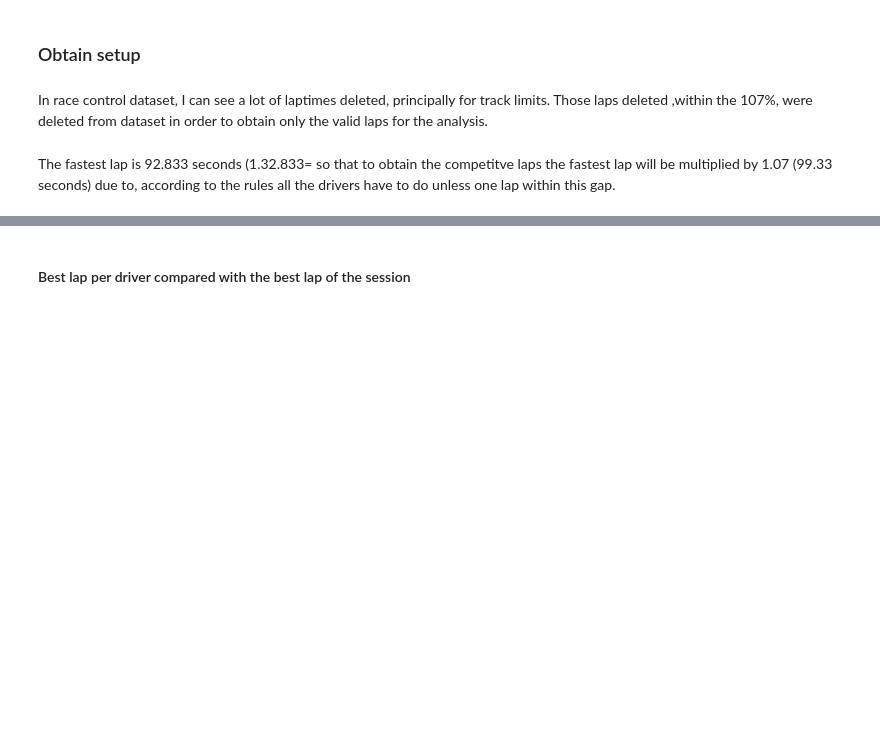
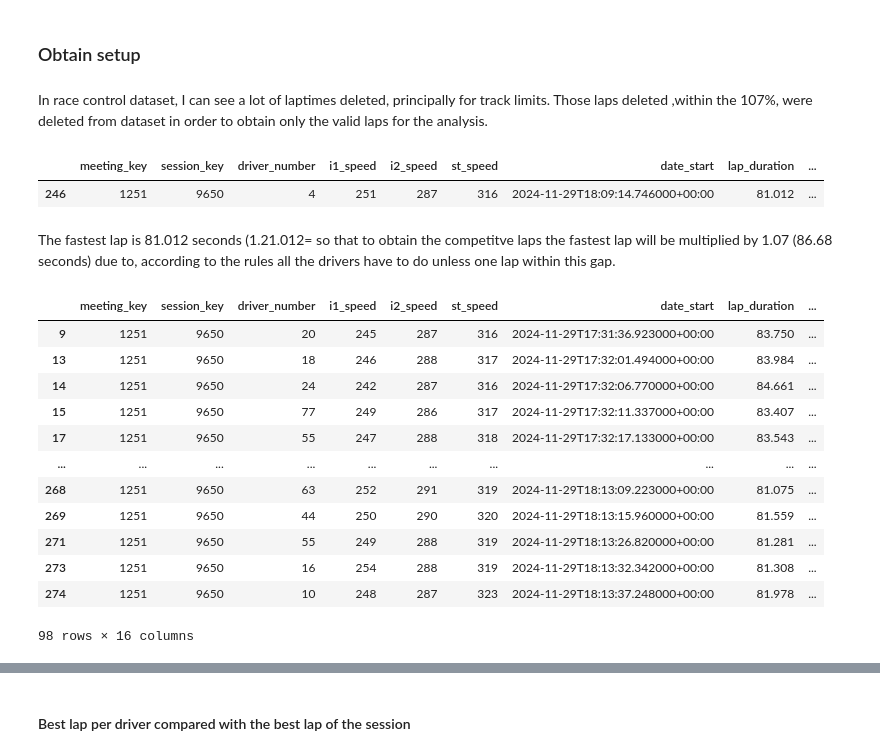
Before and after one commit to frankdelpiero/F1_notebooks, a Jupyter notebook: F1_24/Qatar_Recap.ipynb, the cells around one changed output, grey strips where cells are left out. Saved outputs shown, nothing was run; the diff lists cells and outputs as text; code cells hidden in the pictures; blank space fills up the shorter version.

Commit message:
Added sprint qualyfing and qualyfing

```diff
--- a/F1_24/Qatar_Recap.ipynb
+++ b/F1_24/Qatar_Recap.ipynb
@@ -700,14 +720,14 @@ libraryDataF1.obtain_information('race_control',session_key=9612)
 # %% [markdown]
 ### Obtain setup
 # %%
-qualyfing = libraryDataF1.obtain_information('laps',session_key=9612)
-stintInformation = libraryDataF1.obtain_information('stints',session_key=9612)
-drivers = libraryDataF1.obtain_information('drivers',session_key=9612)
+qualyfing = libraryDataF1.obtain_information('laps',session_key=9650)
+stintInformation = libraryDataF1.obtain_information('stints',session_key=9650)
+drivers = libraryDataF1.obtain_information('drivers',session_key=9650)
 # %% [markdown]
 In race control dataset, I can see a lot of laptimes deleted, principally for track limits. Those laps deleted ,within the 107%, were deleted from dataset in order to obtain only the valid laps for the analysis.
 # %%
-laptimes_deleted = [94.716,94.285,94.306,95.193,94.251,94.421,94.284]
-driver_number_lap_deleted = [11,81,14,24,14,18,30]
+laptimes_deleted = [84.293,82.901,82.050,81.238,82.082]
+driver_number_lap_deleted = [30,20,81,81,30]
 
 for ltime_deleted, dn_time_deleted in zip(laptimes_deleted,driver_number_lap_deleted):
     try:
@@ -718,11 +738,28 @@ for ltime_deleted, dn_time_deleted in zip(laptimes_deleted,driver_number_lap_del
 # %%
 bestlap = qualyfing.loc[qualyfing.groupby(['driver_number'])['lap_duration'].idxmin()].sort_values(by=['lap_duration'],ascending=True)
 bestlap[0:1]
+# %% [output]
+|  | meeting_key | session_key | driver_number | i1_speed | i2_speed | st_speed | date_start | lap_duration | ... |
+| 246 | 1251 | 9650 | 4 | 251 | 287 | 316 | 2024-11-29T18:09:14.746000+00:00 | 81.012 | ... |
 # %% [markdown]
-The fastest lap is 92.833 seconds (1.32.833= so that to obtain the competitve laps the fastest lap will be multiplied by 1.07 (99.33 seconds) due to, according to the rules all the drivers have to do unless one lap within this gap.
+The fastest lap is 81.012 seconds (1.21.012= so that to obtain the competitve laps the fastest lap will be multiplied by 1.07 (86.68 seconds) due to, according to the rules all the drivers have to do unless one lap within this gap.
 # %%
-competitiveLaps = qualyfing.query("is_pit_out_lap == False and lap_duration < 99.33")
+competitiveLaps = qualyfing.query("is_pit_out_lap == False and lap_duration < 86.68")
 competitiveLaps
+# %% [output]
+|  | meeting_key | session_key | driver_number | i1_speed | i2_speed | st_speed | date_start | lap_duration | ... |
+| 9 | 1251 | 9650 | 20 | 245 | 287 | 316 | 2024-11-29T17:31:36.923000+00:00 | 83.750 | ... |
+| 13 | 1251 | 9650 | 18 | 246 | 288 | 317 | 2024-11-29T17:32:01.494000+00:00 | 83.984 | ... |
+| 14 | 1251 | 9650 | 24 | 242 | 287 | 316 | 2024-11-29T17:32:06.770000+00:00 | 84.661 | ... |
+| 15 | 1251 | 9650 | 77 | 249 | 286 | 317 | 2024-11-29T17:32:11.337000+00:00 | 83.407 | ... |
+| 17 | 1251 | 9650 | 55 | 247 | 288 | 318 | 2024-11-29T17:32:17.133000+00:00 | 83.543 | ... |
+| ... | ... | ... | ... | ... | ... | ... | ... | ... | ... |
+| 268 | 1251 | 9650 | 63 | 252 | 291 | 319 | 2024-11-29T18:13:09.223000+00:00 | 81.075 | ... |
+| 269 | 1251 | 9650 | 44 | 250 | 290 | 320 | 2024-11-29T18:13:15.960000+00:00 | 81.559 | ... |
+| 271 | 1251 | 9650 | 55 | 249 | 288 | 319 | 2024-11-29T18:13:26.820000+00:00 | 81.281 | ... |
+| 273 | 1251 | 9650 | 16 | 254 | 288 | 319 | 2024-11-29T18:13:32.342000+00:00 | 81.308 | ... |
+| 274 | 1251 | 9650 | 10 | 248 | 287 | 323 | 2024-11-29T18:13:37.248000+00:00 | 81.978 | ... |
+98 rows × 16 columns
 # %%
 drivers_list = list(competitiveLaps['driver_number'].unique())
 newdataset = pd.DataFrame()
```
Also changed, not shown: parts of 71 cells of this notebook.
